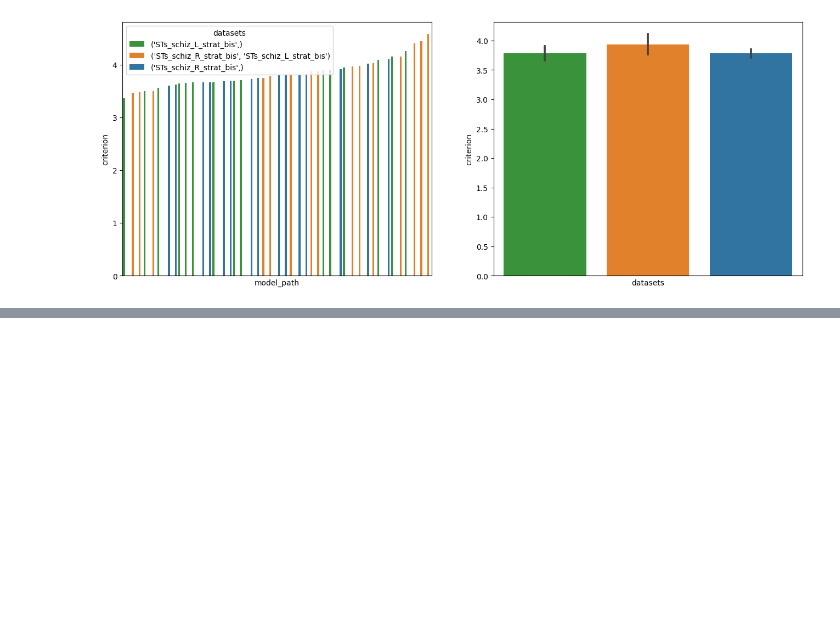
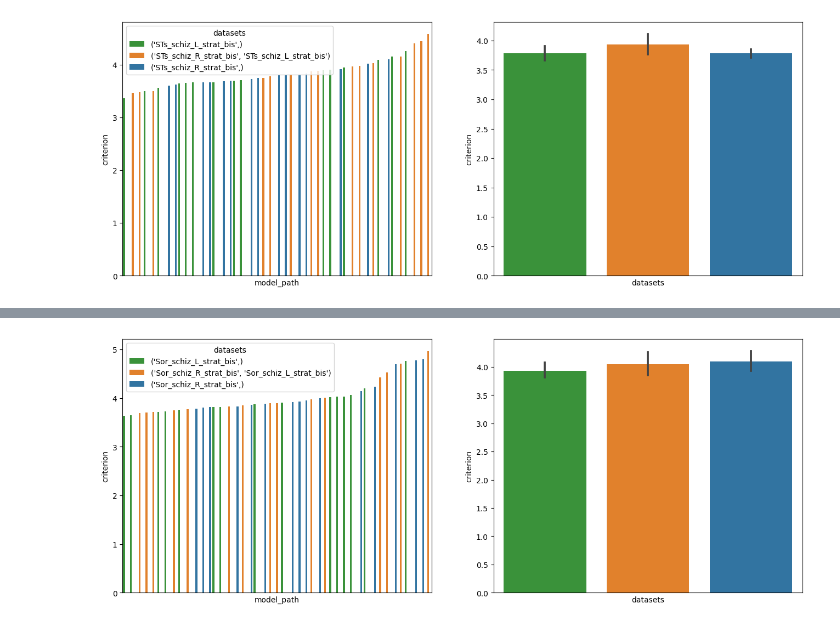
Before and after one commit to neurospin-projects/2023_agaudin_jchavas_folding_supervised, a Jupyter notebook: contrastive/notebooks/wandb_grid_searches/side_comparison.ipynb, the cells around one changed output, grey strips where cells are left out. Saved outputs shown, nothing was run; the diff lists cells and outputs as text; code cells hidden in the pictures; blank space fills up the shorter version.

```diff
--- a/contrastive/notebooks/wandb_grid_searches/side_comparison.ipynb
+++ b/contrastive/notebooks/wandb_grid_searches/side_comparison.ipynb
@@ -111,0 +160,17 @@ bdd_sts[:10]
+# %%
+bdd_sor['criterion'] = gs_crit_full(bdd_sor)
+bdd_sor = bdd_sor.sort_values(by='criterion')
+
+plt.figure(figsize=(16,6))
+
+plt.subplot(121)
+sns.barplot(bdd_sor, y='criterion', x='model_path', hue='datasets', palette=palette)
+plt.xticks([], [])
+
+plt.subplot(122)
+sns.barplot(bdd_sor, y='criterion', x='datasets', palette=palette)
+plt.xticks([], [])
+
+plt.show()
+# %% [output]
+[figure, added]
```
Also changed, not shown: parts of 7 cells of this notebook, 10 other files.
